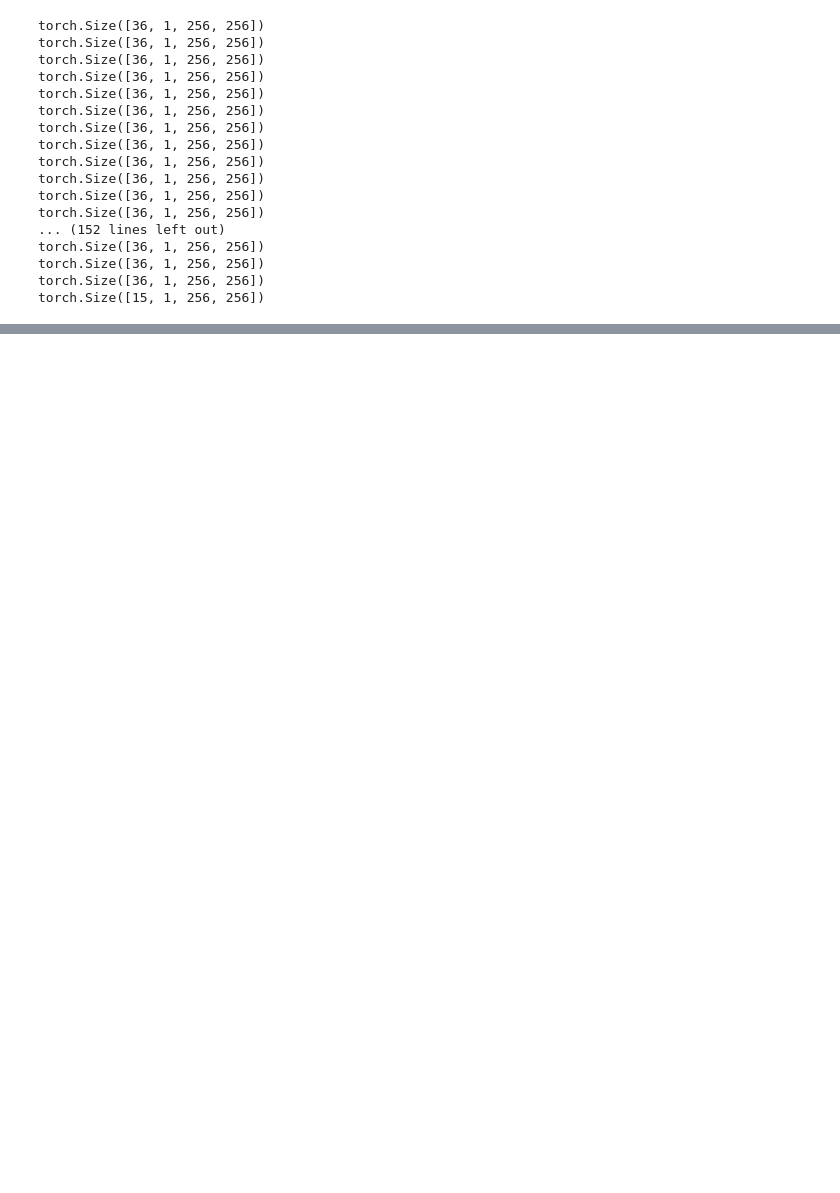
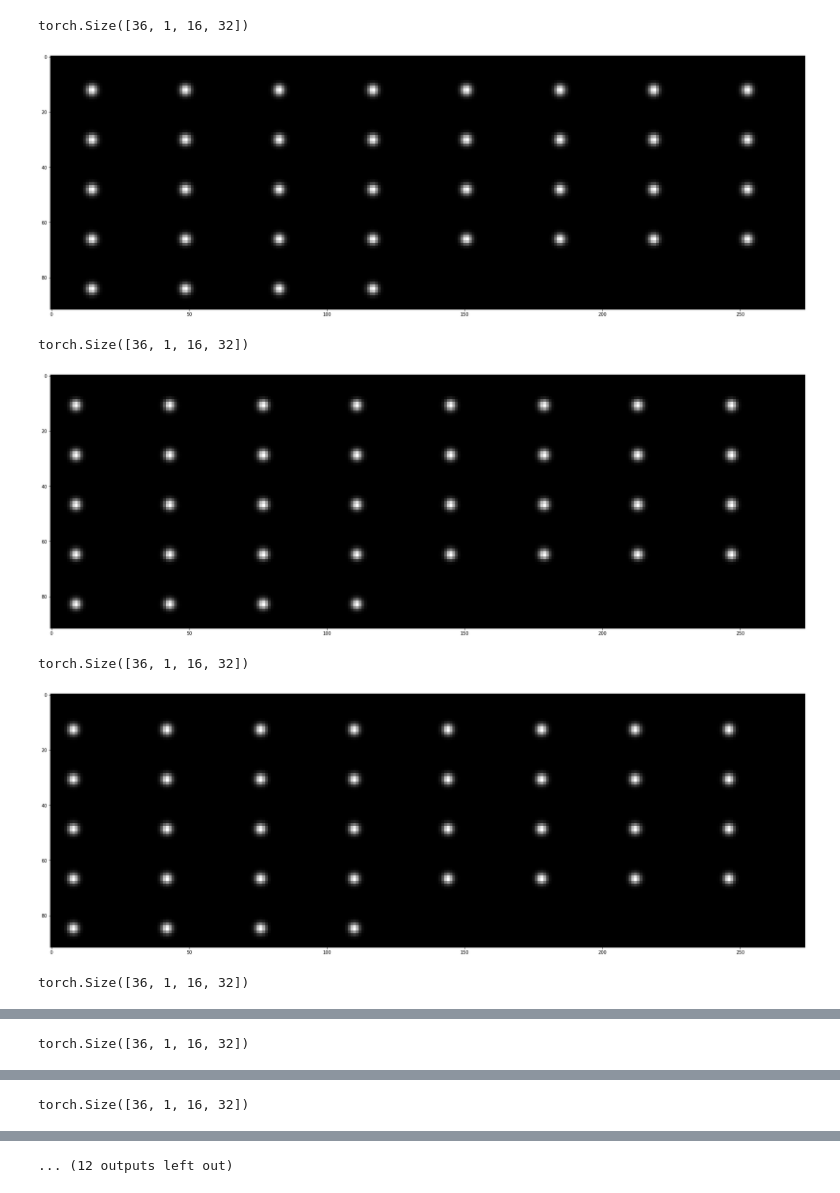
Before and after one commit to ShengCN/soft_shadow, a Jupyter notebook: ssn/ssn.ipynb, the cells around one changed output, grey strips where cells are left out. Cells and saved outputs as stored; diff of their text form; code cells hidden in the pictures; blank space fills up the shorter version.

```diff
--- a/ssn/ssn.ipynb
+++ b/ssn/ssn.ipynb
@@ -38,87 +56,60 @@ num of one key:  12
 # %%
-import sys
-sys.path.append("..")
-from utils.net_utils import show_batch, show_light_batch
-import numpy as np
-from scipy.ndimage.filters import gaussian_filter
-import torch
-import torch.nn as nn
-from torchvision import transforms
-from torch.utils.data import Dataset, DataLoader
-import matplotlib.pyplot as plt
-
 def vis_light(light_tensor):
     channel = light_tensor.size()[0]
     tensor_ret = torch.zeros(light_tensor.size())
     for i in range(channel):
         light_np = light_tensor[0].numpy()
-        print('max: ', np.max(light_np))
-        print('min: ', np.min(light_np))
+        # print('max: ', np.max(light_np))
+        # print('min: ', np.min(light_np))
         # light_np = gaussian_filter(light_np * 100.0, sigma=3)/np.max(light_np)
         tensor_ret[i] = torch.from_numpy(light_np)
     return tensor_ret
 
-dataloader = DataLoader(training_dataset, batch_size=36, shuffle=False, num_workers=16)
+for i, (mask, light, shadow) in enumerate(dataloader):
+    print(light.shape)
 
-for i, (mask, light, shadow, nov_mask, nov_light, nov_shadow) in enumerate(dataloader):
-    print(mask.shape)
+    # concatenate human mask and shadow mask
+    I_s, L_t, I_t = mask, light, shadow
 
-#     # concatenate human mask and shadow mask
-#     I_s = torch.cat((mask, shadow), dim=1)
-#     L_t = nov_light
-#     I_t = torch.cat((nov_mask, nov_shadow), dim=1)
-#     L_s = light
-#     # print('light size: ', light.size())
-#     show_batch(mask)
-#     show_batch(nov_mask)
-#     show_batch(vis_light(light))
-#     show_batch(vis_light(nov_light))
-#     show_batch(shadow)
-#     show_batch(nov_shadow)
+    # print('light size: ', light.size())
+    # show_batch(I_s)
+    show_batch(vis_light(L_t))
+    # show_batch(I_t)
 
-#     break
+    if i > 10:
+        break
 
 #     human_gt = I_t[:,0,:,:]
 #     shadow_gt = I_t[:,1,:,:]
 
 #     batch_size, c, h, w = I_t.size()
 #     human_mask, shadow_mask = torch.zeros(batch_size, h, w, dtype= torch.float32), torch.zeros(batch_size, h, w, dtype= torch.float32)
 #     human_mask[torch.where(human_gt !=0)] = 1
 #     shadow_mask[torch.where(shadow_gt !=0)] = 1
 
 # #     print(human_mask.size())
 # #     print(shadow_mask.size())
 
 #     show_batch(human_mask.view(batch_size, 1, h, w))
 #     show_batch(shadow_mask.view(batch_size, 1, h, w))
 
 #     zero = torch.zeros(batch_size, h, w, dtype= torch.float32)
 
 # #     print(human_gt.size())
 # #     print(torch.where(human_gt !=0)[0].size())
 # #     print(torch.where(human_gt ==0)[0].size())
 
 #     weight = torch.where(human_gt ==0)[0].size()[0]/ float(torch.where(human_gt !=0)[0].size()[0])
 #     pos_weight = torch.ones(human_mask.size())
 #     pos_weight[torch.where(human_gt !=0)] = weight
 
 
     # print(criterion(zero, human_mask))
 # %% [output]
-torch.Size([36, 1, 256, 256])
-torch.Size([36, 1, 256, 256])
-torch.Size([36, 1, 256, 256])
-torch.Size([36, 1, 256, 256])
-torch.Size([36, 1, 256, 256])
-torch.Size([36, 1, 256, 256])
-torch.Size([36, 1, 256, 256])
-torch.Size([36, 1, 256, 256])
-torch.Size([36, 1, 256, 256])
-torch.Size([36, 1, 256, 256])
-torch.Size([36, 1, 256, 256])
-torch.Size([36, 1, 256, 256])
-... (152 lines left out)
-torch.Size([36, 1, 256, 256])
-torch.Size([36, 1, 256, 256])
-torch.Size([36, 1, 256, 256])
-torch.Size([15, 1, 256, 256])
+torch.Size([36, 1, 16, 32])
+[figure, added]
+torch.Size([36, 1, 16, 32])
+[figure, added]
+torch.Size([36, 1, 16, 32])
+[figure, added]
+torch.Size([36, 1, 16, 32])
@@ -124,0 +117 @@ torch.Size([15, 1, 256, 256])
+torch.Size([36, 1, 16, 32])
@@ -124,0 +119 @@ torch.Size([15, 1, 256, 256])
+torch.Size([36, 1, 16, 32])
@@ -125,3 +121,4 @@ torch.Size([15, 1, 256, 256])
+... (12 outputs left out)
 # %%
 import seaborn
 import torch
```
Also changed, not shown: parts of 4 cells of this notebook, 10 other files.
